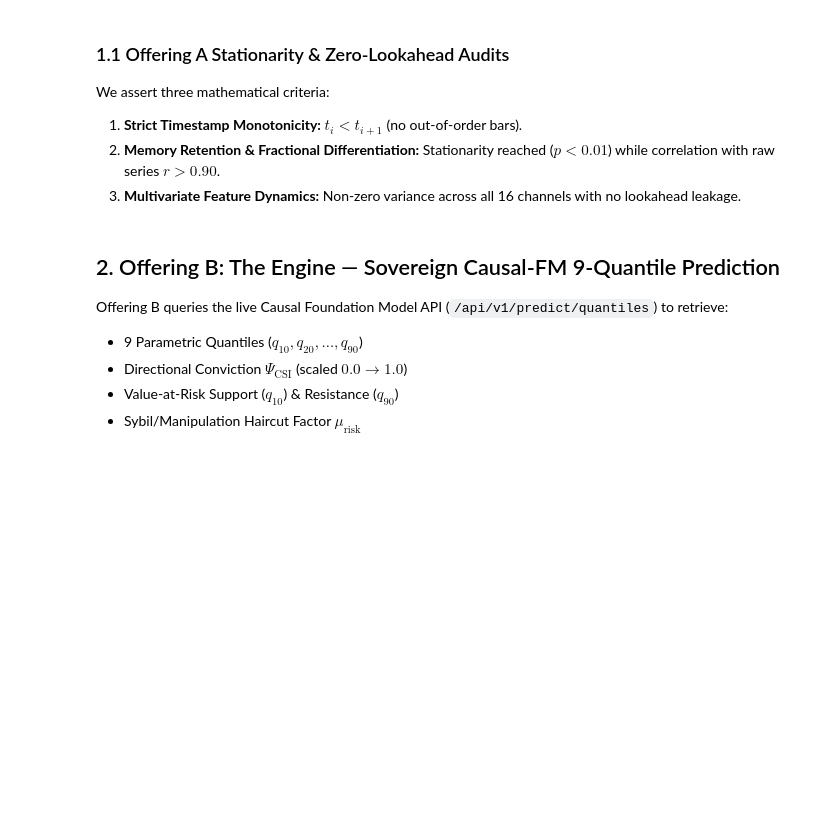
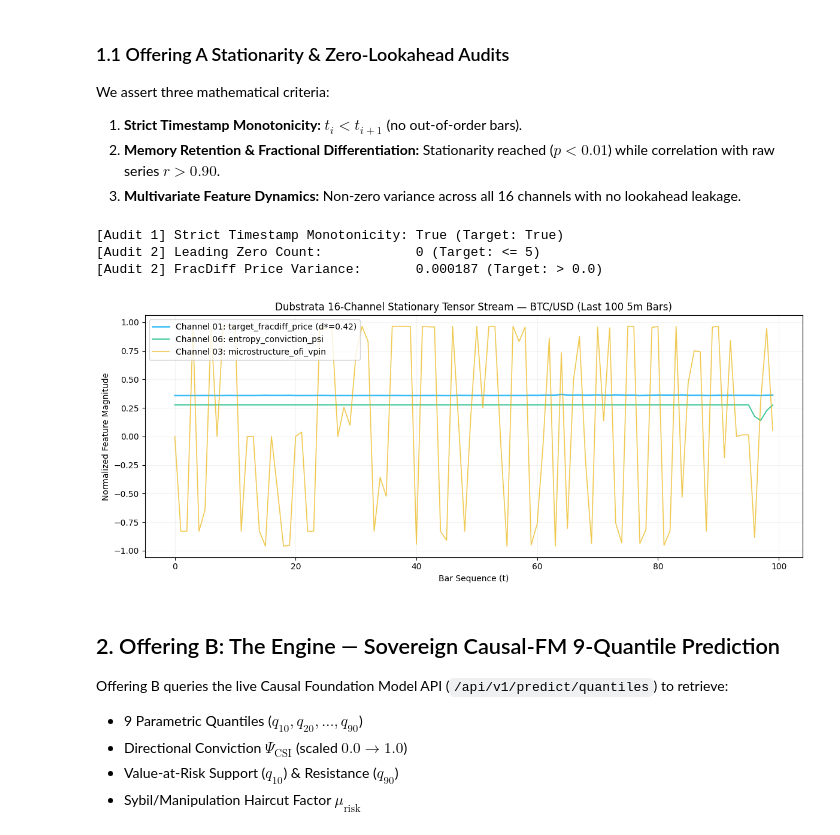
Before and after one commit to MuzikayiseKhuzwayo/dubstrata-quant-eval-kit, a Jupyter notebook: quant-evaluation-kit.ipynb, the cells around one changed output. Cells and saved outputs as stored; diff of their text form; code cells hidden in the pictures; blank space fills up the shorter version.

```diff
--- a/quant-evaluation-kit.ipynb
+++ b/quant-evaluation-kit.ipynb
@@ -27,7 +27,7 @@ import matplotlib.pyplot as plt
 # Configuration & Environment
 # ===========================================================================
 DUBSTRATA_API_BASE = os.environ.get("DUBSTRATA_API_BASE", "https://api.dubstrata.com") # fallback is the true api endpoint
-DUBSTRATA_API_KEY = os.environ.get("DUBSTRATA_API_KEY", "dub_live_test_key") # Request a new one if this doesn't work
+DUBSTRATA_API_KEY = os.environ.get("DUBSTRATA_API_KEY", "insert_key_here") # Request a new one if this doesn't work
 ASSET_SYMBOL = os.environ.get("ASSET_SYMBOL", "BTC/USD") # Current support/testing is for BTC, but generalisability of results is being tested.
 
 # 16 Canonical Channels (Zero-Dependency Specification)
@@ -159,28 +169,33 @@ We assert three mathematical criteria:
 # %%
 # Audit 1: Strict Timestamp Monotonicity
 timestamps = pd.to_datetime(df["timestamp"])
 is_monotonic = bool(timestamps.is_monotonic_increasing)
 print(f"[Audit 1] Strict Timestamp Monotonicity: {is_monotonic} (Target: True)")
 
 # Audit 2: Channel 01 Fracdiff Stationary Variance & Leading Zeros
 fracdiff = df["target_fracdiff_price"]
 leading_zeros = int(np.sum(fracdiff.values[:50] == 0.0))
 variance = float(fracdiff.var())
 print(f"[Audit 2] Leading Zero Count:            {leading_zeros} (Target: <= 5)")
 print(f"[Audit 2] FracDiff Price Variance:       {variance:.6f} (Target: > 0.0)")
 
 # Audit 3: Channel Inspection Plot
 plt.figure(figsize=(12, 5))
-plt.plot(fracdiff.values[-100:], label="Channel 01: target_fracdiff_price", color="#38BDF8", lw=1.8)
+plt.plot(fracdiff.values[-100:], label="Channel 01: target_fracdiff_price (d*=0.42)", color="#38BDF8", lw=1.8)
 plt.plot(df["entropy_conviction_psi"].values[-100:], label="Channel 06: entropy_conviction_psi", color="#10B981", lw=1.4, alpha=0.8)
 plt.plot(df["microstructure_ofi_vpin"].values[-100:], label="Channel 03: microstructure_ofi_vpin", color="#EAB308", lw=1.2, alpha=0.7)
 plt.title(f"Dubstrata 16-Channel Stationary Tensor Stream — {ASSET_SYMBOL} (Last 100 5m Bars)")
 plt.xlabel("Bar Sequence (t)")
 plt.ylabel("Normalized Feature Magnitude")
 plt.grid(True, alpha=0.15)
 plt.legend(loc="upper left")
 plt.tight_layout()
 plt.show()
+# %% [output]
+[Audit 1] Strict Timestamp Monotonicity: True (Target: True)
+[Audit 2] Leading Zero Count:            0 (Target: <= 5)
+[Audit 2] FracDiff Price Variance:       0.000187 (Target: > 0.0)
+[figure, added]
 # %% [markdown]
 ## 2. Offering B: The Engine — Sovereign Causal-FM 9-Quantile Prediction
 Offering B queries the live Causal Foundation Model API (`/api/v1/predict/quantiles`) to retrieve:
```
Also changed, not shown: parts of 8 cells of this notebook, 1 other file.
